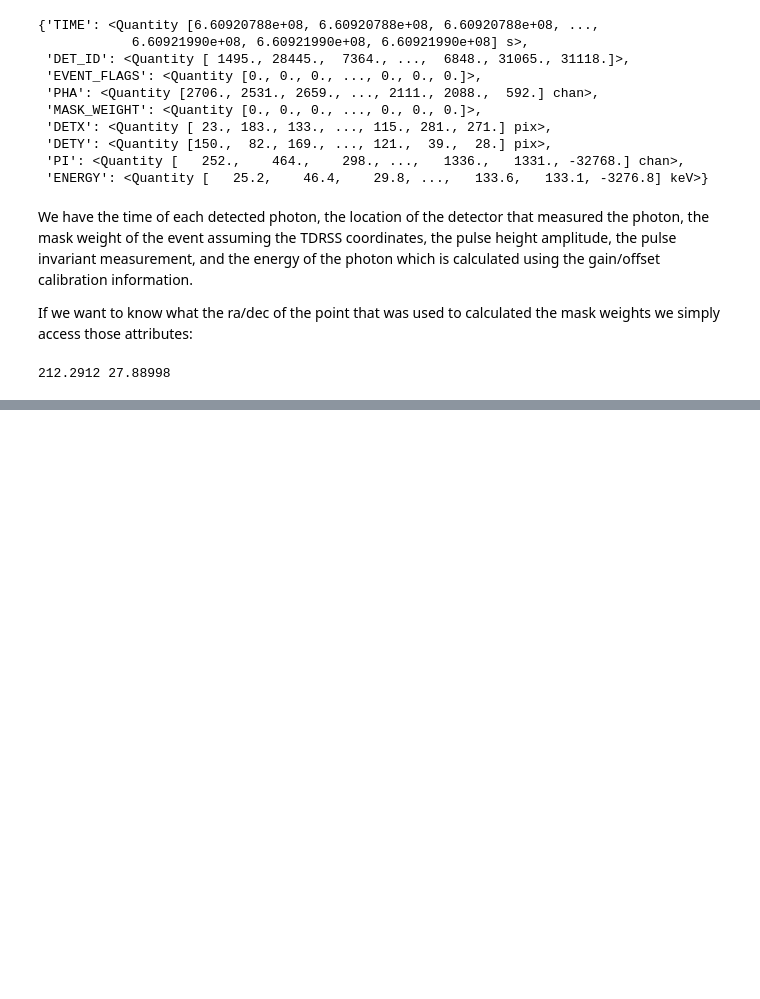
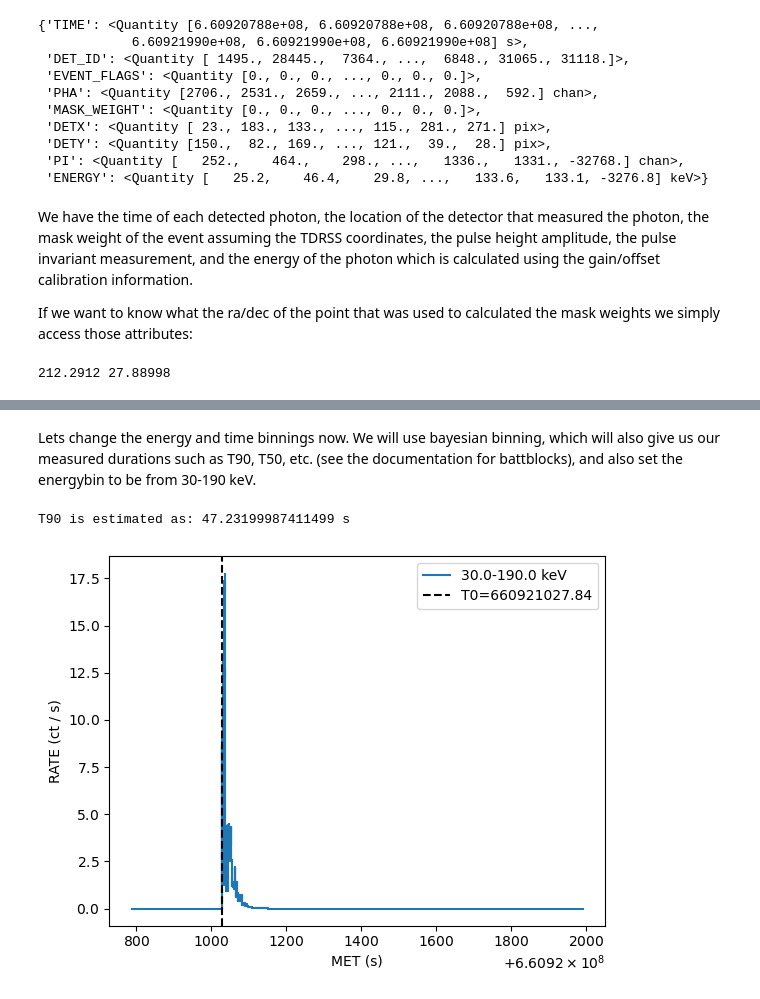
Before and after one commit to parsotat/BatAnalysis, a Jupyter notebook: notebooks/Example_TTE_data_analysis.ipynb, the cells around one changed output, grey strips where cells are left out. Cells and saved outputs as stored; diff of their text form; code cells hidden in the pictures; blank space fills up the shorter version.

```diff
--- a/notebooks/Example_TTE_data_analysis.ipynb
+++ b/notebooks/Example_TTE_data_analysis.ipynb
@@ -312,0 +362,10 @@ These coordinates are
+# %% [markdown]
+Lets change the energy and time binnings now. We will use bayesian binning, which will also give us our measured durations such as T90, T50, etc. (see the documentation for battblocks), and also set the energybin to be from 30-190 keV.
+# %%
+event.lightcurve.set_timebins(timebinalg="bayesian")
+event.lightcurve.set_energybins(emin=30*u.keV, emax=190*u.keV)
+event.lightcurve.plot(T0=event.trigtime_met)
+print(f'T90 is estimated as: {event.lightcurve.tdurs["T90"]["TSTOP"]-event.lightcurve.tdurs["T90"]["TSTART"]}')
+# %% [output]
+T90 is estimated as: 47.23199987411499 s
+[figure, added]
```
Also changed, not shown: parts of 23 cells of this notebook.
